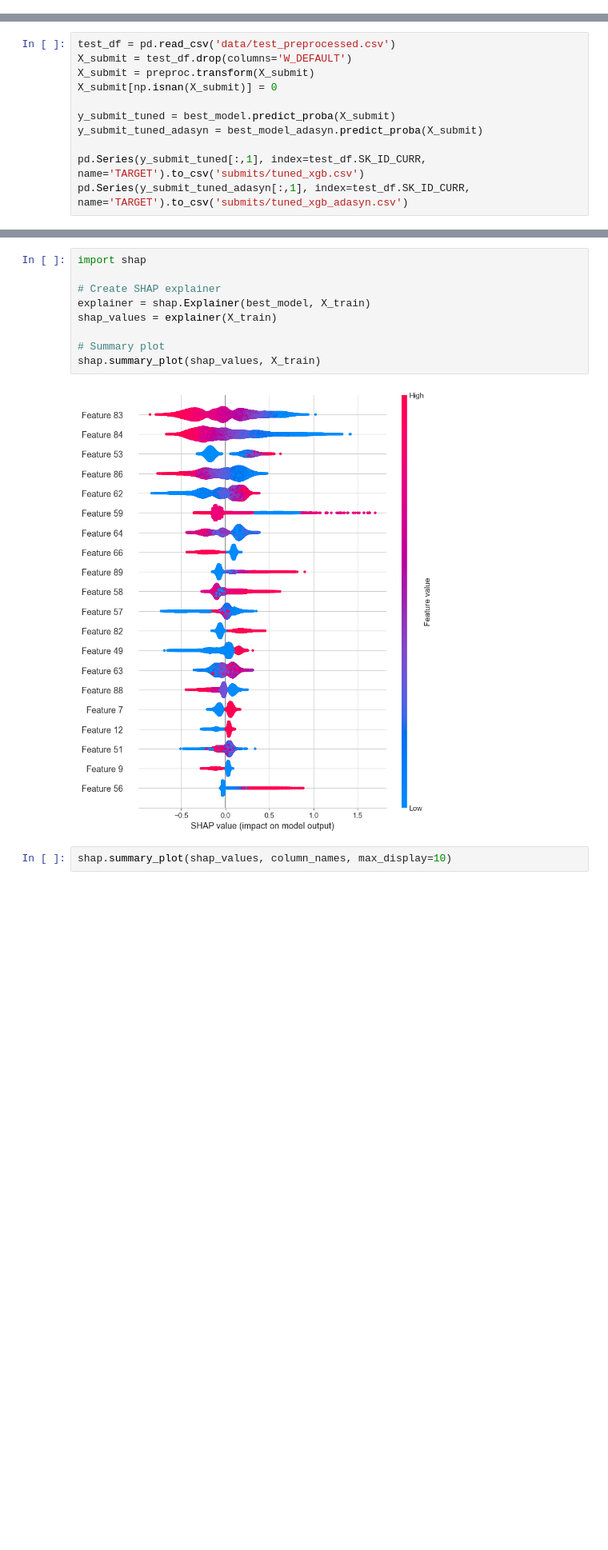
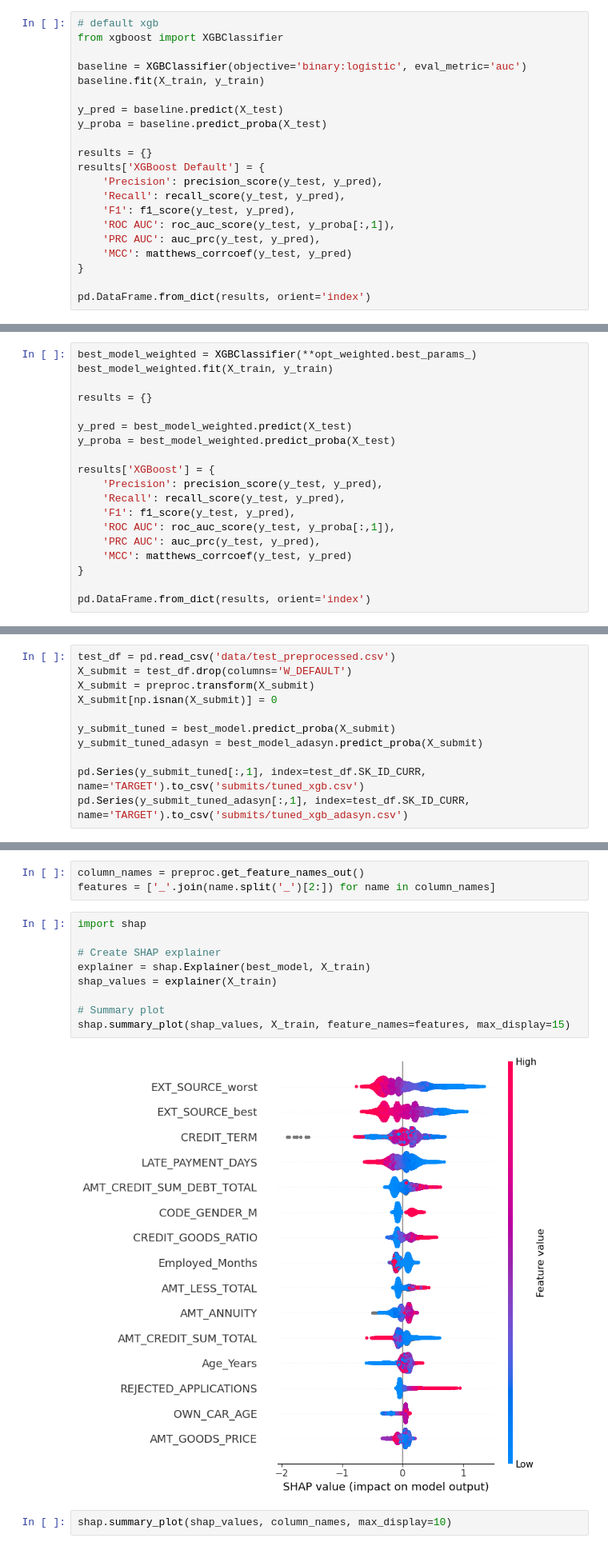
Before and after one commit to dev-dords/ML2_Project, a Jupyter notebook: tuning.ipynb, the cells around one changed output, grey strips where cells are left out. Shown at 80% size. Cells and saved outputs as stored; diff of their text form; blank space fills up the shorter version.

```diff
--- a/tuning.ipynb
+++ b/tuning.ipynb
@@ -64,3 +67,24 @@ def auc_prc(y_true, y_pred):
     return auc(recall, precision)
 
 auc_prc_score = make_scorer(auc_prc, needs_proba=True)
+# %%
+# default xgb
+from xgboost import XGBClassifier
+
+baseline = XGBClassifier(objective='binary:logistic', eval_metric='auc')
+baseline.fit(X_train, y_train)
+
+y_pred = baseline.predict(X_test)
+y_proba = baseline.predict_proba(X_test)
+
+results = {}
+results['XGBoost Default'] = {
+    'Precision': precision_score(y_test, y_pred),
+    'Recall': recall_score(y_test, y_pred),
+    'F1': f1_score(y_test, y_pred),
+    'ROC AUC': roc_auc_score(y_test, y_proba[:,1]),
+    'PRC AUC': auc_prc(y_test, y_pred),
+    'MCC': matthews_corrcoef(y_test, y_pred)
+}
+
+pd.DataFrame.from_dict(results, orient='index')
@@ -149,0 +257,19 @@ plt.gca().set_title('XGBoost with Original Dataset');
+# %%
+best_model_weighted = XGBClassifier(**opt_weighted.best_params_)
+best_model_weighted.fit(X_train, y_train)
+
+results = {}
+
+y_pred = best_model_weighted.predict(X_test)
+y_proba = best_model_weighted.predict_proba(X_test)
+
+results['XGBoost'] = {
+    'Precision': precision_score(y_test, y_pred),
+    'Recall': recall_score(y_test, y_pred),
+    'F1': f1_score(y_test, y_pred),
+    'ROC AUC': roc_auc_score(y_test, y_proba[:,1]),
+    'PRC AUC': auc_prc(y_test, y_pred),
+    'MCC': matthews_corrcoef(y_test, y_pred)
+}
+
+pd.DataFrame.from_dict(results, orient='index')
@@ -246,17 +388,20 @@ plot_importance(best_model_adasyn, max_num_features=10, importance_type='weight'
 plt.show()
 # %% [output]
 [figure]
+# %%
+column_names = preproc.get_feature_names_out()
+features = ['_'.join(name.split('_')[2:]) for name in column_names]
 # %%
 import shap
 
 # Create SHAP explainer
 explainer = shap.Explainer(best_model, X_train)
 shap_values = explainer(X_train)
 
 # Summary plot
-shap.summary_plot(shap_values, X_train)
+shap.summary_plot(shap_values, X_train, feature_names=features, max_display=15)
 # %% [output]
-[figure, old version]
+[figure, new version]
 # %%
 shap.summary_plot(shap_values, column_names, max_display=10)
 # %% [output]
```
Also changed, not shown: parts of 16 cells of this notebook, 1 other file.
